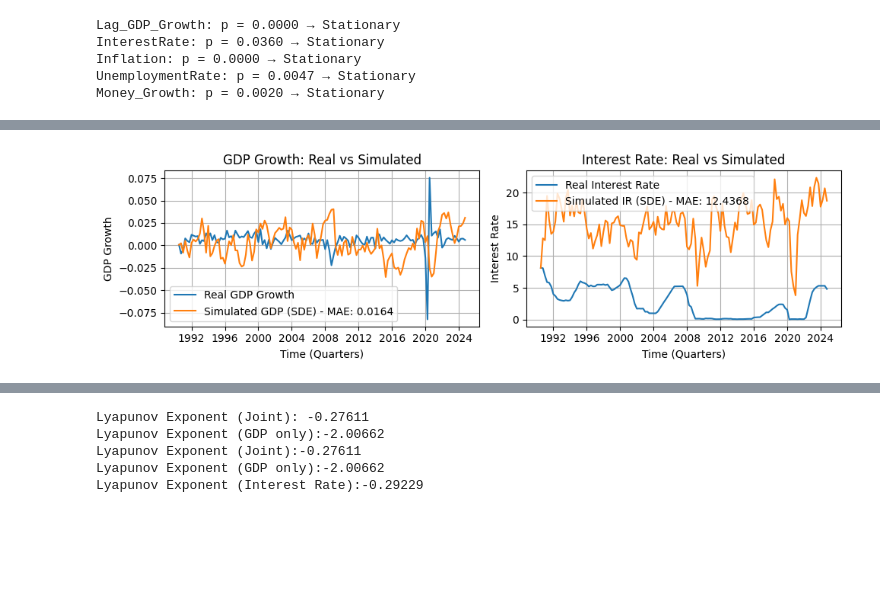
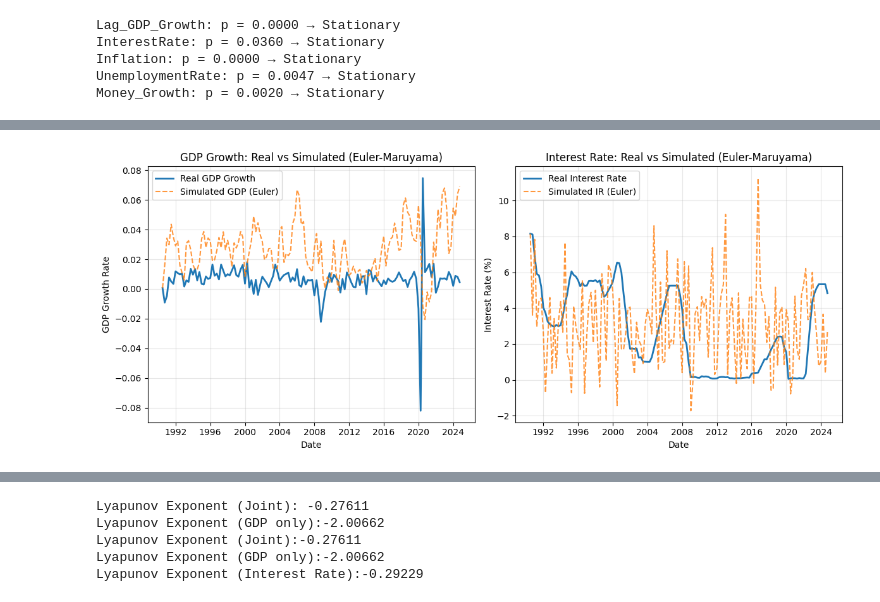
Before and after one commit to saritmaitra/Non-linear-dynamics, a Jupyter notebook: Chapter1_fundamentals_of_nonlinear_dynamics.ipynb, the cells around one changed output, grey strips where cells are left out. Cells and saved outputs as stored; diff of their text form; code cells hidden in the pictures; blank space fills up the shorter version.

```diff
--- a/Chapter1_fundamentals_of_nonlinear_dynamics.ipynb
+++ b/Chapter1_fundamentals_of_nonlinear_dynamics.ipynb
@@ -263,5 +359,7 @@ print(vif_data)
 # %%
-X = df[['Lag_GDP_Growth', 'UnemploymentRate', 'InterestRate', 'Inflation', 'Money_Growth']]
+# Estimate drift coefficients using OLS regression
+X = df[['Lag_GDP_Growth', 'UnemploymentRate', 'InterestRate',
+        'Inflation', 'Money_Growth']]
 X = sm.add_constant(X)
 y = df['GDP_Growth']
 model_gdp = sm.OLS(y, X).fit()
@@ -273,7 +371,7 @@ yi = df['InterestRate']
 model_ir = sm.OLS(yi, Xi).fit()
 sigmai = np.std(model_ir.resid)
 
-# coefficients GDP model
+# coefficients for GDP equation
 gamma_coeffs = model_gdp.params
 const = gamma_coeffs['const']
 beta_lag = gamma_coeffs['Lag_GDP_Growth']
@@ -282,72 +380,77 @@ beta_ir = gamma_coeffs['InterestRate']
 beta_inf = gamma_coeffs['Inflation']
 beta_money = gamma_coeffs['Money_Growth']
 
-# coefficients interest rate model
+# coefficients for Interest Rate equation
 ir_coeffs = model_ir.params
 ir_const = ir_coeffs['const']
 ir_gdp = ir_coeffs['GDP_Growth']
 ir_money = ir_coeffs['Money_Growth']
 ir_inf = ir_coeffs['Inflation']
 
-# Simulation
+# simulation
 Y_data = df['GDP_Growth'].values
 i_data = df['InterestRate'].values
-M_data = (df['Money_Growth'] - df['Inflation']).values
+M_data = (df['Money_Growth'] - df['Inflation']).values  # Real money growth
 U_data = df['UnemploymentRate'].values
 Lag_Y = df['Lag_GDP_Growth'].values
 Infl = df['Inflation'].values
+
 T = len(df)
 dt = 1.0
 
 Y_ols = np.zeros(T)
 i_ols = np.zeros(T)
 Y_ols[0], i_ols[0] = Y_data[0], i_data[0]
 
-resid_gdp = model_gdp.resid
-resid_ir = model_ir.resid
-corr = np.corrcoef(resid_gdp, resid_ir)[0, 1]
-cov = np.array([[1, corr], [corr, 1]])
+# Euler-Maruyama simulation
+np.random.seed(42)
+for t in range(1, T):
+    dW_Y = np.random.normal(0, np.sqrt(dt))
+    dW_i = np.random.normal(0, np.sqrt(dt))
 
-for t in range(1, T):
-    # Correlated shocks
-    dW_Y, dW_i = np.random.multivariate_normal([0, 0], cov).T * np.sqrt(dt)
+    # GDP Growth dynamics
+    dY = (const +
+          beta_lag * Y_ols[t-1] +
+          beta_unemp * U_data[t-1] +
+          beta_ir * i_ols[t-1] +
+          beta_inf * Infl[t-1] +
+          beta_money * M_data[t-1]) * dt + sigmaY * dW_Y
 
-    # GDP with mean-reversion (α=0.1)
-    dY = (const + beta_lag * Y_ols[t-1] + beta_unemp * U_data[t-1] +
-          beta_ir * i_ols[t-1] + beta_inf * Infl[t-1] + beta_money * M_data[t-1] -
-          0.1 * Y_ols[t-1]) * dt + sigmaY * dW_Y
-
-    # Interest rates with mean-reversion (α=0.2)
-    di = (ir_const + ir_gdp * Y_ols[t-1] + ir_money * M_data[t-1] +
-          ir_inf * Infl[t-1] - 0.2 * i_ols[t-1]) * dt + sigmai * dW_i
+    # Interest Rate dynamics
+    di = (ir_const +
+          ir_gdp * Y_ols[t-1] +
+          ir_money * M_data[t-1] +
+          ir_inf * Infl[t-1] -
+          i_ols[t-1]) * dt + sigmai * dW_i
 
     Y_ols[t] = Y_ols[t-1] + dY
     i_ols[t] = i_ols[t-1] + di
 
-mae_gdp = mean_absolute_error(Y_data, Y_ols)
-mae_ir = mean_absolute_error(i_data, i_ols)
-
-plt.figure(figsize=(10, 3))
-
+plt.figure(figsize=(12, 5))
 plt.subplot(1, 2, 1)
-plt.plot(df.index, Y_data, label='Real GDP Growth')
-plt.plot(df.index, Y_ols, label=f'Simulated GDP (SDE) - MAE: {mae_gdp:.4f}')
-plt.xlabel('Time (Quarters)')
-plt.ylabel('GDP Growth')
-plt.title("GDP Growth: Real vs Simulated")
+plt.plot(df.index, Y_data, label='Real GDP Growth', linewidth=2)
+plt.plot(df.index, Y_ols, label='Simulated GDP (Euler)',
+         linestyle='--', alpha=0.8)
+plt.title("GDP Growth: Real vs Simulated (Euler-Maruyama)")
+plt.xlabel('Date')
+plt.ylabel('GDP Growth Rate')
 plt.legend()
-plt.grid()
+plt.grid(alpha=0.3)
 
 plt.subplot(1, 2, 2)
-plt.plot(df.index, i_data, label='Real Interest Rate')
-plt.plot(df.index, i_ols, label=f'Simulated IR (SDE) - MAE: {mae_ir:.4f}')
-plt.xlabel('Time (Quarters)')
-plt.ylabel('Interest Rate')
-plt.title("Interest Rate: Real vs Simulated")
+plt.plot(df.index, i_data, label='Real Interest Rate', linewidth=2)
+plt.plot(df.index, i_ols, label='Simulated IR (Euler)',
+         linestyle='--', alpha=0.8)
+plt.title("Interest Rate: Real vs Simulated (Euler-Maruyama)")
+plt.xlabel('Date')
+plt.ylabel('Interest Rate (%)')
 plt.legend()
-plt.grid()
+plt.grid(alpha=0.3)
 
 plt.tight_layout()
 plt.show()
+
+print(f"GDP Growth volatility (σ_GG): {sigmaY:.4f}")
+print(f"Interest Rate volatility (σ_IR): {sigmai:.4f}")
 # %% [output]
-[figure, old version]
+[figure, new version]
```
Also changed, not shown: parts of 38 cells of this notebook.
